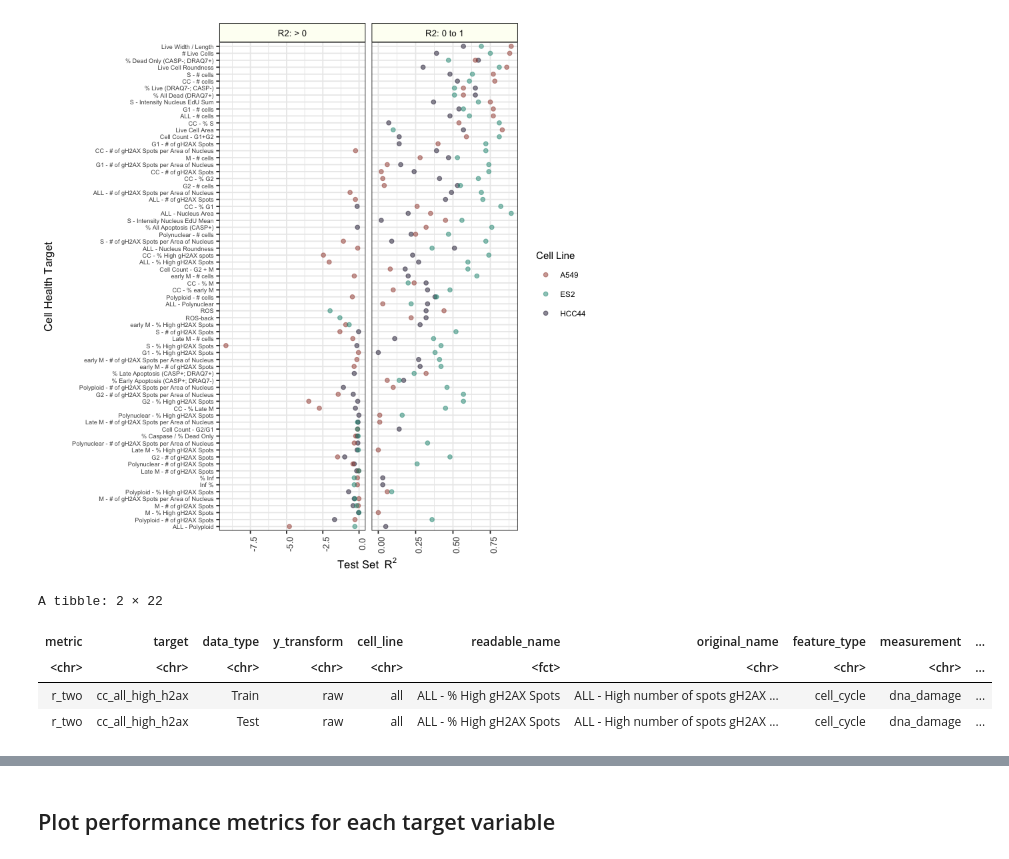
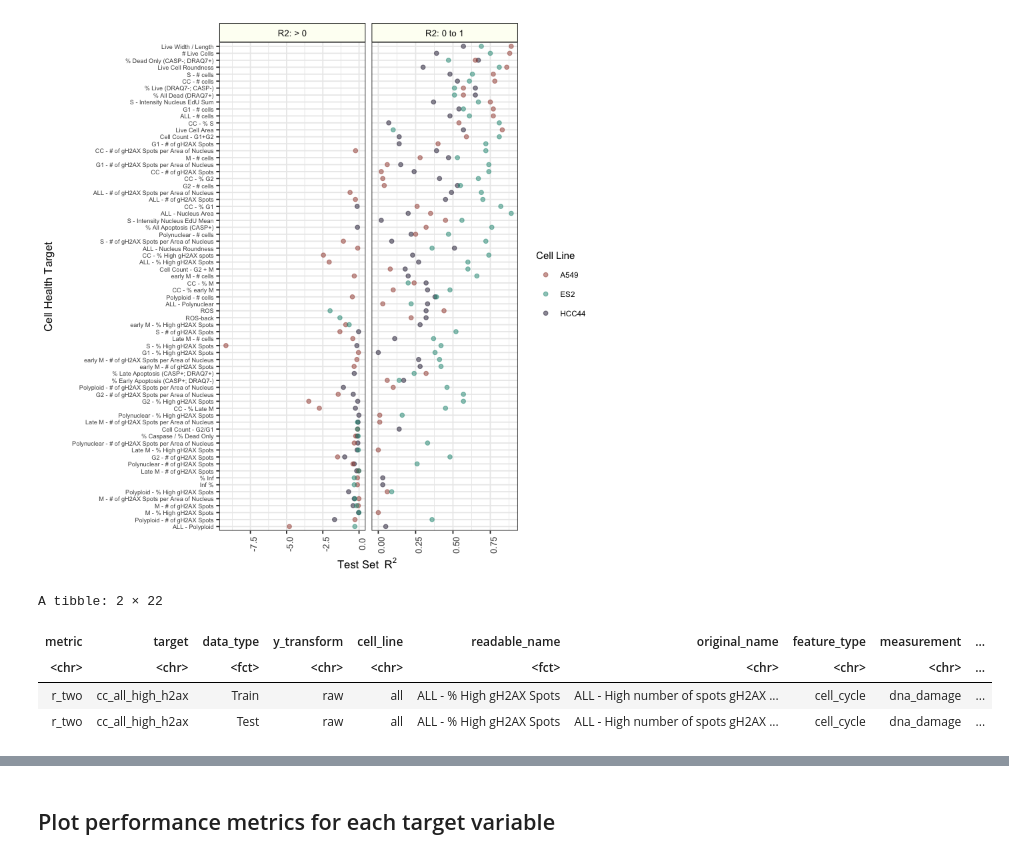
Before and after one commit to broadinstitute/cell-health, a Jupyter notebook: 3.train/4.visualize-regression-performance.ipynb, the cells around one changed output, grey strips where cells are left out. Saved outputs shown, nothing was run; the diff lists cells and outputs as text; code cells hidden in the pictures.

```diff
--- a/3.train/4.visualize-regression-performance.ipynb
+++ b/3.train/4.visualize-regression-performance.ipynb
@@ -438,12 +438,13 @@ cowplot::save_plot(output_file, regression_performance_figure, base_width = 10,
 # %%
 # Split shuffle column for scatter plot
 r2_spread_df <- r2_df %>% tidyr::spread(shuffle, value)
+r2_spread_df$data_type <- factor(r2_spread_df$data_type, levels = c("Train", "Test"))
 
 head(r2_spread_df, 2)
 # %% [output]
 A tibble: 2 × 22
 | metric | target | data_type | y_transform | cell_line | readable_name | original_name | feature_type | measurement | ... |
-| <chr> | <chr> | <chr> | <chr> | <chr> | <fct> | <chr> | <chr> | <chr> | ... |
+| <chr> | <chr> | <fct> | <chr> | <chr> | <fct> | <chr> | <chr> | <chr> | ... |
 | r_two | cc_all_high_h2ax | Train | raw | all | ALL - % High gH2AX Spots | ALL - High number of spots gH2AX ... | cell_cycle | dna_damage | ... |
 | r_two | cc_all_high_h2ax | Test | raw | all | ALL - % High gH2AX Spots | ALL - High number of spots gH2AX ... | cell_cycle | dna_damage | ... |
 # %%
```
Also changed, not shown: parts of 6 cells of this notebook, 1 other file.
